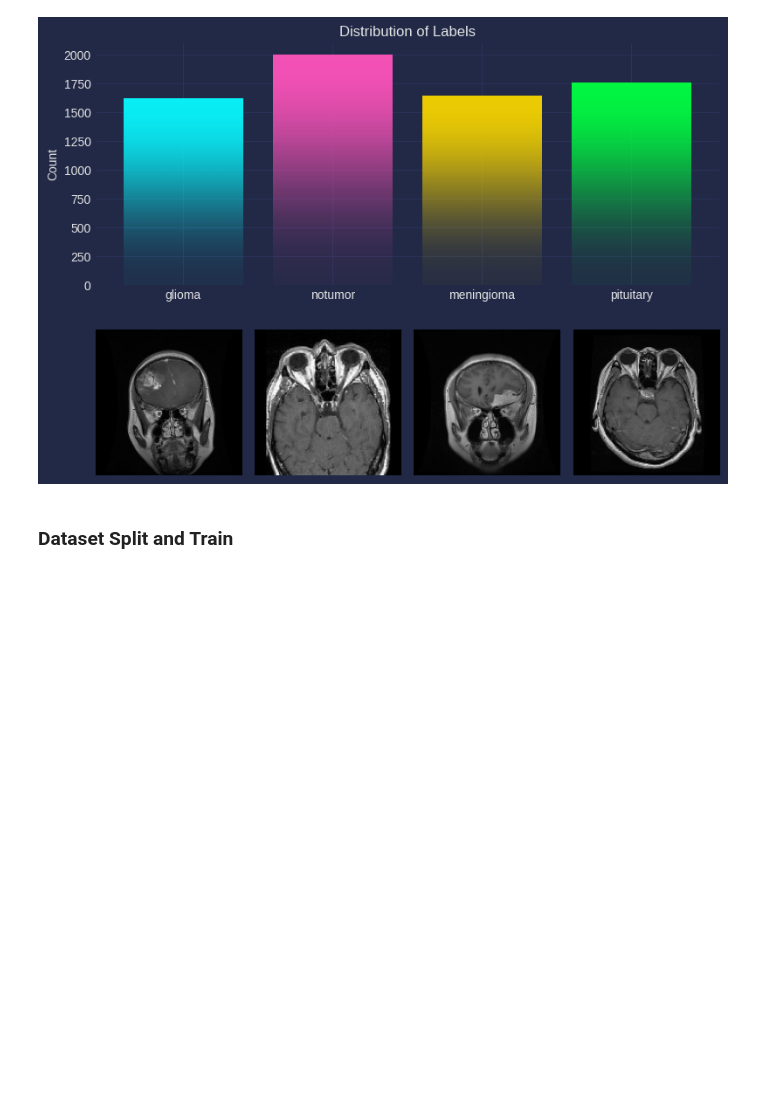
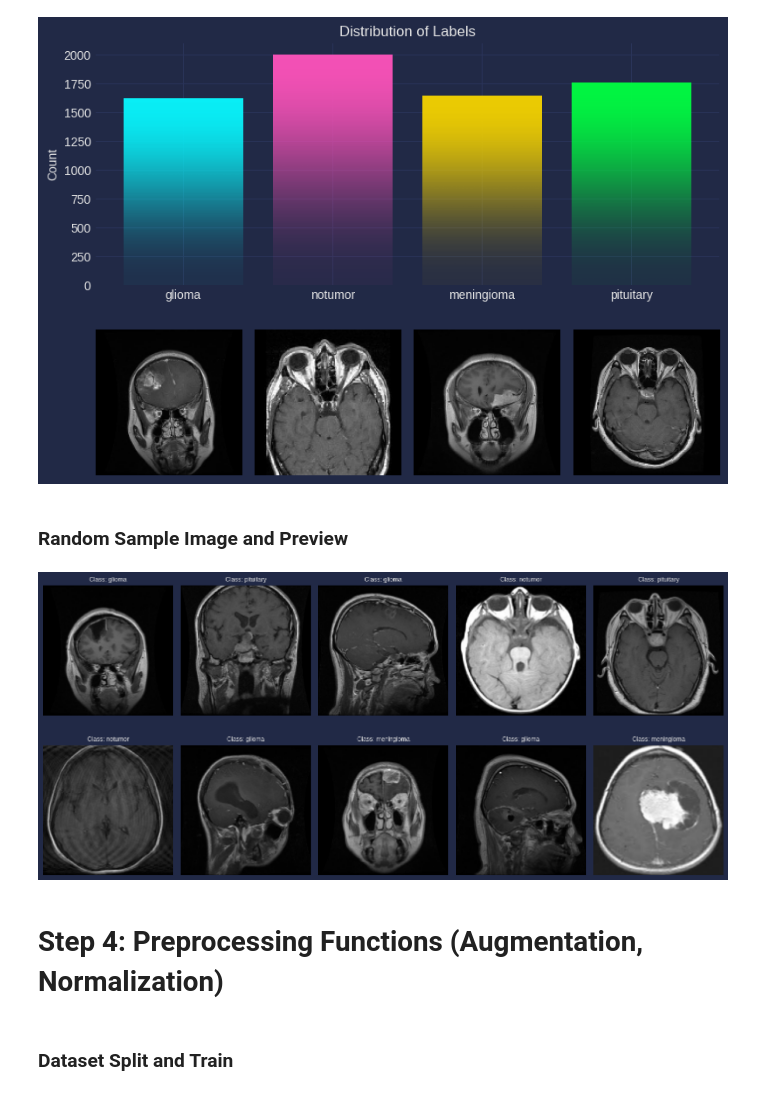
Before and after one commit to lamcnguyen89/CAP_5516_Medical_Imaging_Computing, a Jupyter notebook: Final_Project/Brain-Tumor-Detection-Using-Deep-Learning-MRI-Images-Detection-Using-Computer-Vision/Brain_Tumor_Classification.ipynb, the cells around one changed output. Drawn from its saved outputs; the diff is of its cells as text; code cells hidden in the pictures; blank space fills up the shorter version.

```diff
--- a/Final_Project/Brain-Tumor-Detection-Using-Deep-Learning-MRI-Images-Detection-Using-Computer-Vision/ResNet_Brain_Tumor.ipynb
+++ b/Final_Project/Brain-Tumor-Detection-Using-Deep-Learning-MRI-Images-Detection-Using-Computer-Vision/Brain_Tumor_Classification.ipynb
@@ -138,6 +170,32 @@ plt.tight_layout()
 plt.show()
 # %% [output]
 [figure]
+# %% [markdown]
+### Random Sample Image and Preview
+# %%
+# Preview a few training images with labels
+def preview_samples(images, labels, count=10):
+    selected = random.sample(range(len(images)), count)
+    fig, axarr = plt.subplots(2, 5, figsize=(14, 7))
+    axarr = axarr.flatten()
+
+    for i, idx in enumerate(selected):
+        # Convert NumPy array to PIL Image (no .open() needed)
+        img = Image.fromarray(images[idx]).resize((224, 224)) # Use fromarray() instead of open
+        #img = Image.open(images[idx]).resize((224, 224))
+        axarr[i].imshow(img)
+        axarr[i].axis('off')
+        axarr[i].set_title(f"Class: {labels[idx]}", fontsize=9)
+
+    plt.tight_layout()
+    plt.show()
+
+# Display random examples from training set
+preview_samples(X_train, y_train)
+# %% [output]
+[figure, added]
+# %% [markdown]
+# Step 4: Preprocessing Functions (Augmentation, Normalization)
 # %% [markdown]
 ### Dataset Split and Train
 # %%
```
Also changed, not shown: parts of 40 cells of this notebook, 7 other files.
